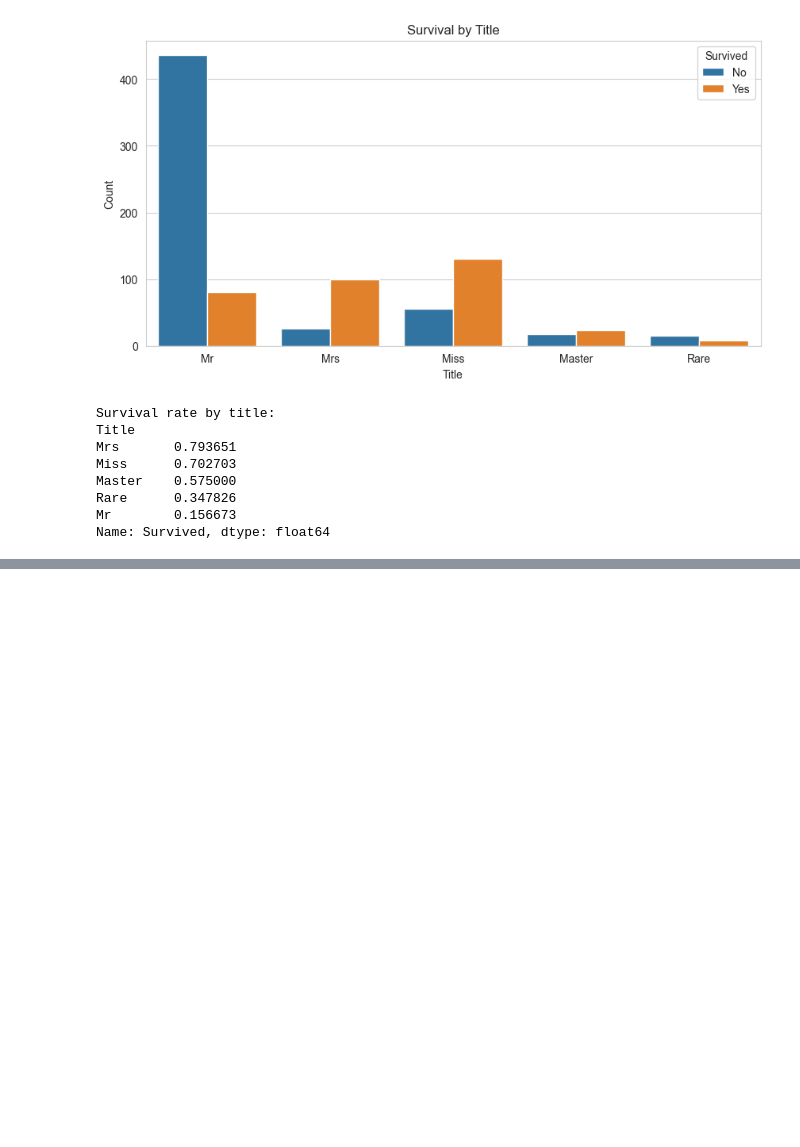
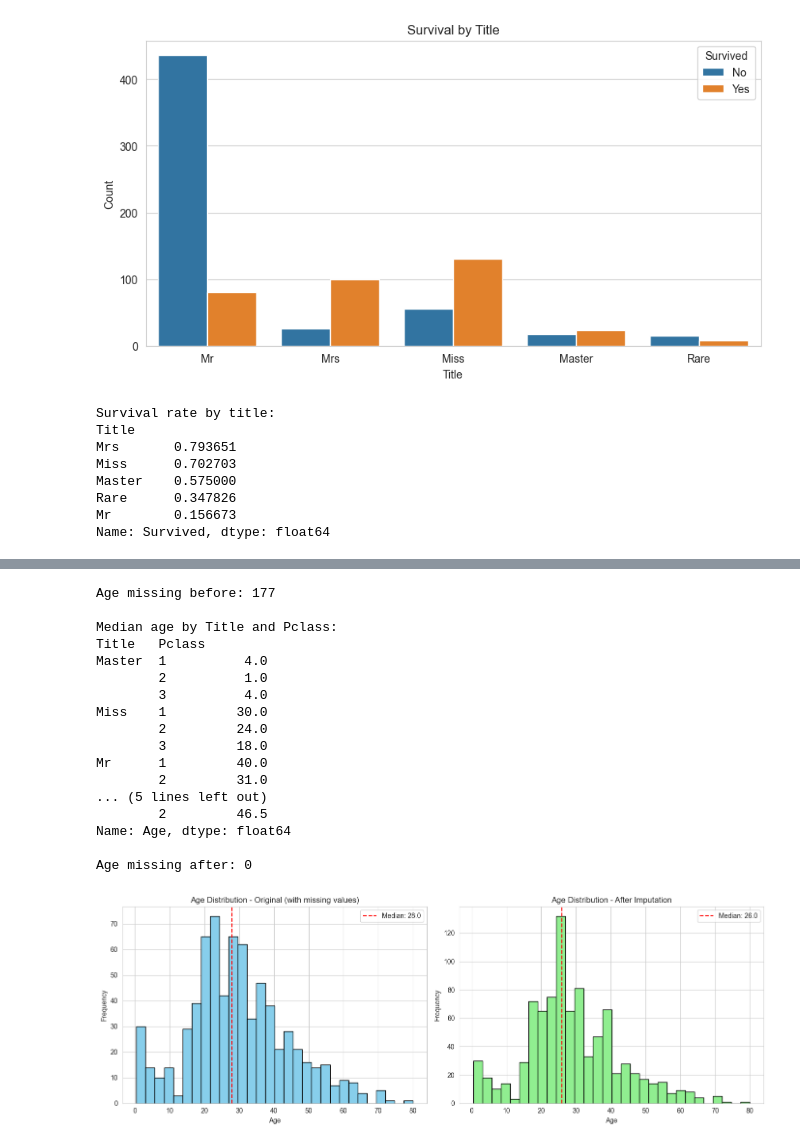
Before and after one commit to bersinada/Titanic-Survival-Prediction, a Jupyter notebook: notebooks/02_feature_engineering_preprocessing.ipynb, the cells around one changed output, grey strips where cells are left out. Drawn from its saved outputs; the diff is of its cells as text; code cells hidden in the pictures; blank space fills up the shorter version.

```diff
--- a/notebooks/02_feature_engineering_preprocessing.ipynb
+++ b/notebooks/02_feature_engineering_preprocessing.ipynb
@@ -195,0 +270,64 @@ Name: count, dtype: int64
+# %%
+# Age: 177 missing (19.87% - Use median age by Title and Pclass)
+print(f"Age missing before: {df_processed['Age'].isnull().sum()}")
+
+# Check median age by Title and Pclass
+age_by_title_pclass = df_processed.groupby(['Title', 'Pclass'])['Age'].median()
+print("\nMedian age by Title and Pclass:")
+print(age_by_title_pclass)
+
+# Fill missing ages
+def fill_age(row):
+    if pd.isna(row['Age']):
+        # Try to get median age for this Title and Pclass combination
+        try:
+            return age_by_title_pclass.loc[row['Title'], row['Pclass']]
+        except:
+            # If combination doesn't exist, use median age for Title only
+            return df_processed[df_processed['Title'] == row['Title']]['Age'].median()
+    return row['Age']
+
+df_processed['Age'] = df_processed.apply(fill_age, axis=1)
+
+print(f"\nAge missing after: {df_processed['Age'].isnull().sum()}")
+
+# Visualize age distribution before/after
+fig, axes = plt.subplots(1, 2, figsize=(14, 5))
+
+# Original age distribution
+df['Age'].hist(bins=30, ax=axes[0], color='skyblue', edgecolor='black')
+axes[0].set_title('Age Distribution - Original (with missing values)')
+axes[0].set_xlabel('Age')
+axes[0].set_ylabel('Frequency')
+axes[0].axvline(df['Age'].median(), color='r', linestyle='--', label=f'Median: {df["Age"].median():.1f}')
+axes[0].legend()
+
+# Processed age distribution
+df_processed['Age'].hist(bins=30, ax=axes[1], color='lightgreen', edgecolor='black')
+axes[1].set_title('Age Distribution - After Imputation')
+axes[1].set_xlabel('Age')
+axes[1].set_ylabel('Frequency')
+axes[1].axvline(df_processed['Age'].median(), color='r', linestyle='--', label=f'Median: {df_processed["Age"].median():.1f}')
+axes[1].legend()
+
+plt.tight_layout()
+plt.show()
+# %% [output]
+Age missing before: 177
+
+Median age by Title and Pclass:
+Title   Pclass
+Master  1          4.0
+        2          1.0
+        3          4.0
+Miss    1         30.0
+        2         24.0
+        3         18.0
+Mr      1         40.0
+        2         31.0
+... (5 lines left out)
+        2         46.5
+Name: Age, dtype: float64
+
+Age missing after: 0
+[figure, added]
```
Also changed, not shown: parts of 14 cells of this notebook.
